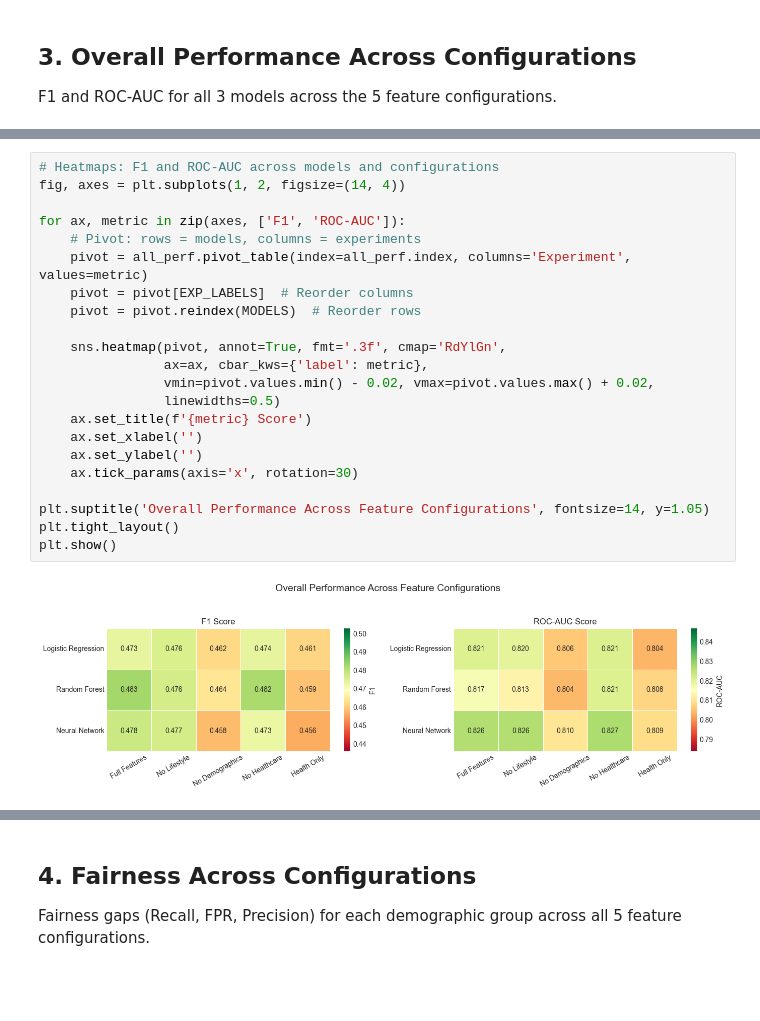
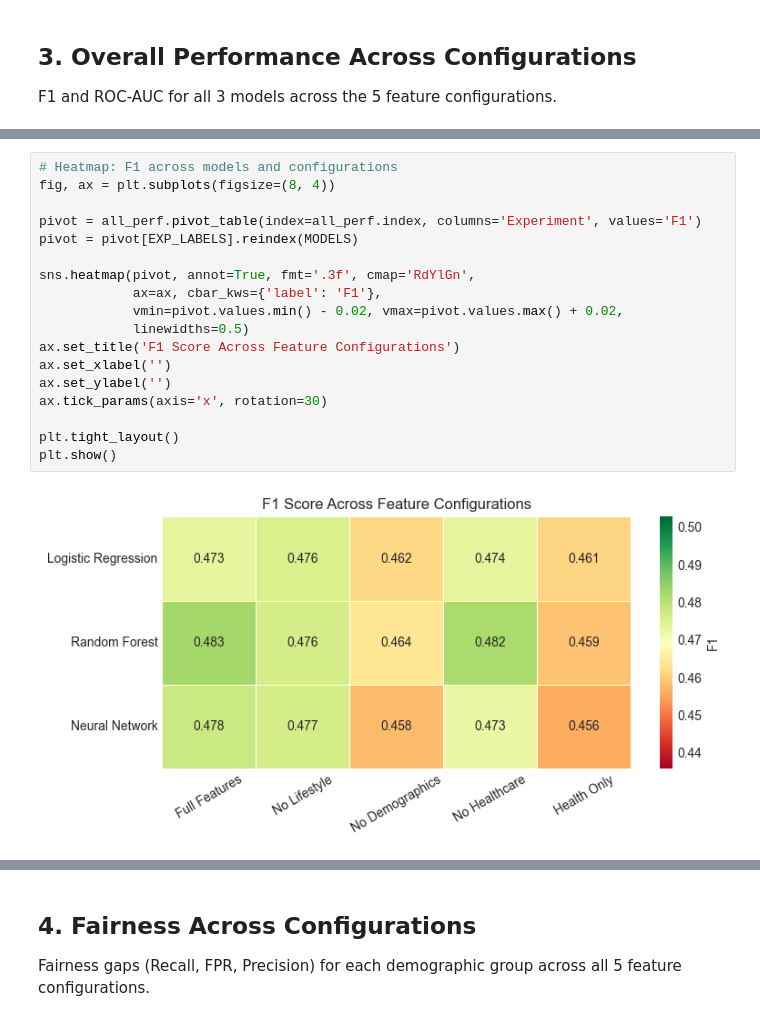
Before and after one commit to G-Farrell/ML-course-project, a Jupyter notebook: results_aggregation.ipynb, the cells around one changed output, grey strips where cells are left out. Drawn from its saved outputs; the diff is of its cells as text; blank space fills up the shorter version.

```diff
--- a/results_aggregation.ipynb
+++ b/results_aggregation.ipynb
@@ -159,26 +159,22 @@ all_perf
 | Random Forest | 0.719281 | 0.329249 | 0.756024 | 0.458723 | 0.287579 | 0.807810 | Health Only |
 | Neural Network | 0.709658 | 0.323208 | 0.772704 | 0.455774 | 0.302114 | 0.808739 | Health Only |
 # %%
-# Heatmaps: F1 and ROC-AUC across models and configurations
-fig, axes = plt.subplots(1, 2, figsize=(14, 4))
+# Heatmap: F1 across models and configurations
+fig, ax = plt.subplots(figsize=(8, 4))
 
-for ax, metric in zip(axes, ['F1', 'ROC-AUC']):
-    # Pivot: rows = models, columns = experiments
-    pivot = all_perf.pivot_table(index=all_perf.index, columns='Experiment', values=metric)
-    pivot = pivot[EXP_LABELS]  # Reorder columns
-    pivot = pivot.reindex(MODELS)  # Reorder rows
+pivot = all_perf.pivot_table(index=all_perf.index, columns='Experiment', values='F1')
+pivot = pivot[EXP_LABELS].reindex(MODELS)
 
-    sns.heatmap(pivot, annot=True, fmt='.3f', cmap='RdYlGn',
-                ax=ax, cbar_kws={'label': metric},
-                vmin=pivot.values.min() - 0.02, vmax=pivot.values.max() + 0.02,
-                linewidths=0.5)
-    ax.set_title(f'{metric} Score')
-    ax.set_xlabel('')
-    ax.set_ylabel('')
-    ax.tick_params(axis='x', rotation=30)
+sns.heatmap(pivot, annot=True, fmt='.3f', cmap='RdYlGn',
+            ax=ax, cbar_kws={'label': 'F1'},
+            vmin=pivot.values.min() - 0.02, vmax=pivot.values.max() + 0.02,
+            linewidths=0.5)
+ax.set_title('F1 Score Across Feature Configurations')
+ax.set_xlabel('')
+ax.set_ylabel('')
+ax.tick_params(axis='x', rotation=30)
 
-plt.suptitle('Overall Performance Across Feature Configurations', fontsize=14, y=1.05)
 plt.tight_layout()
 plt.show()
 # %% [output]
-[figure, old version]
+[figure, new version]
```
Also changed, not shown: parts of 1 cell of this notebook, 2 other files.
